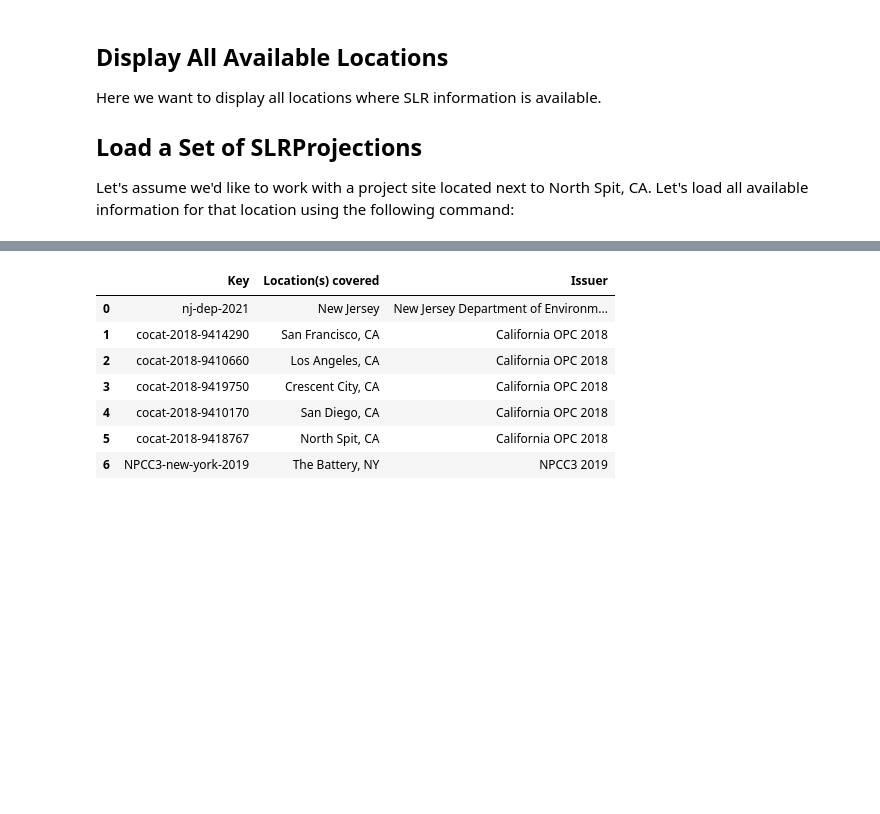
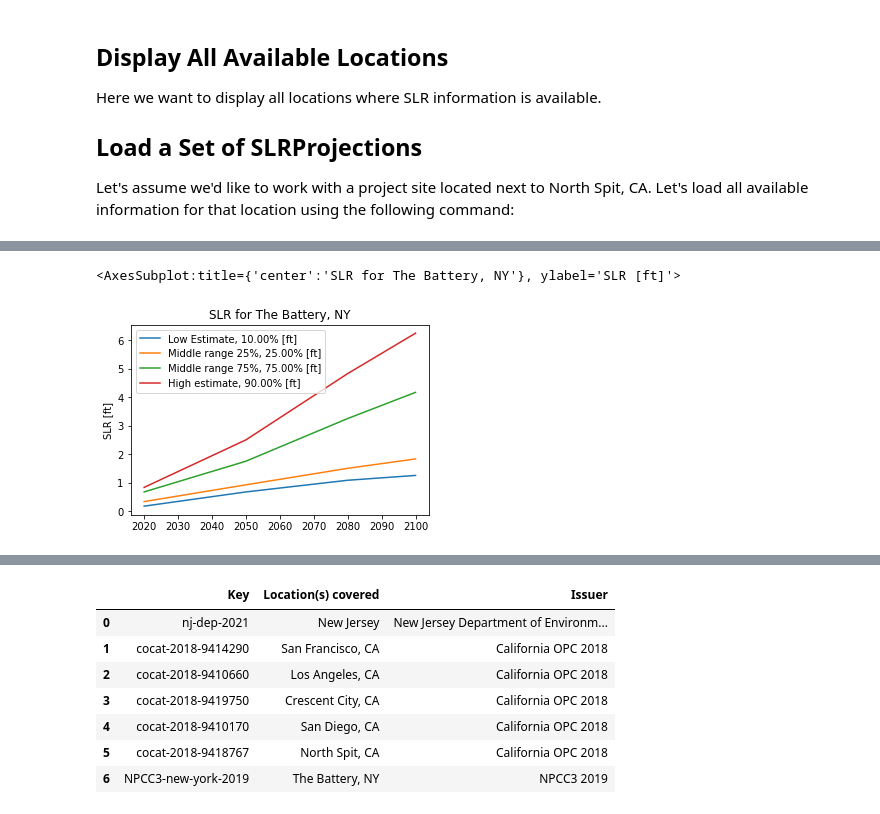
Before and after one commit to jtoilliez/slr, a Jupyter notebook: notebooks/notebook.ipynb, the cells around one changed output, grey strips where cells are left out. Drawn from its saved outputs; the diff is of its cells as text; code cells hidden in the pictures; blank space fills up the shorter version.

```diff
--- a/notebooks/notebook.ipynb
+++ b/notebooks/notebook.ipynb
@@ -24,0 +35,2 @@ Let's assume we'd like to work with a project site located next to North Spit, C
+# %%
+tb=slr.SLRProjections.from_builtin('nj-dep-2021')
@@ -24,0 +52,5 @@ Let's assume we'd like to work with a project site located next to North Spit, C
+# %%
+tb.plot()
+# %% [output]
+<AxesSubplot:title={'center':'SLR for The Battery, NY'}, ylabel='SLR [ft]'>
+[figure, added]
```
Also changed, not shown: parts of 5 cells of this notebook, 11 other files.
